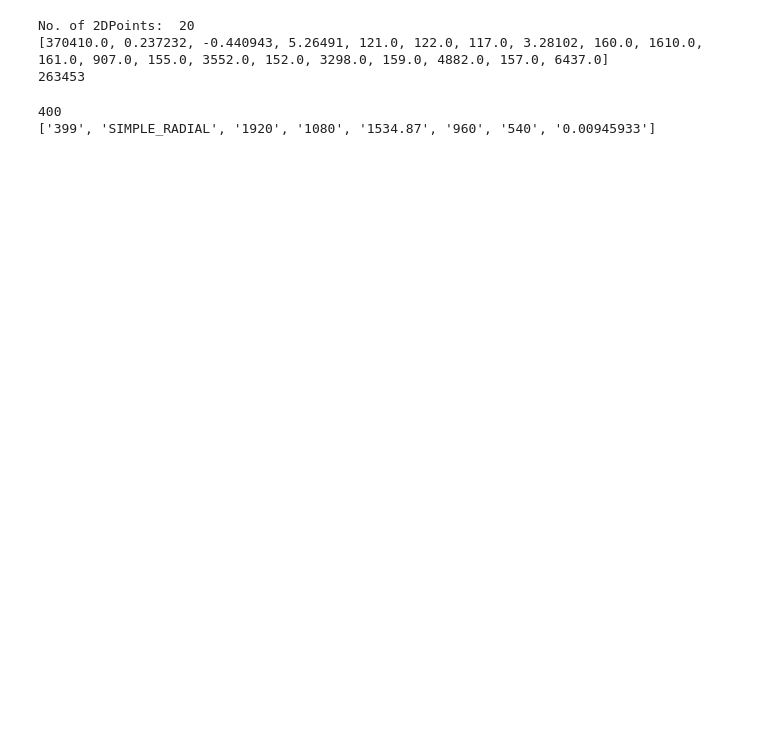
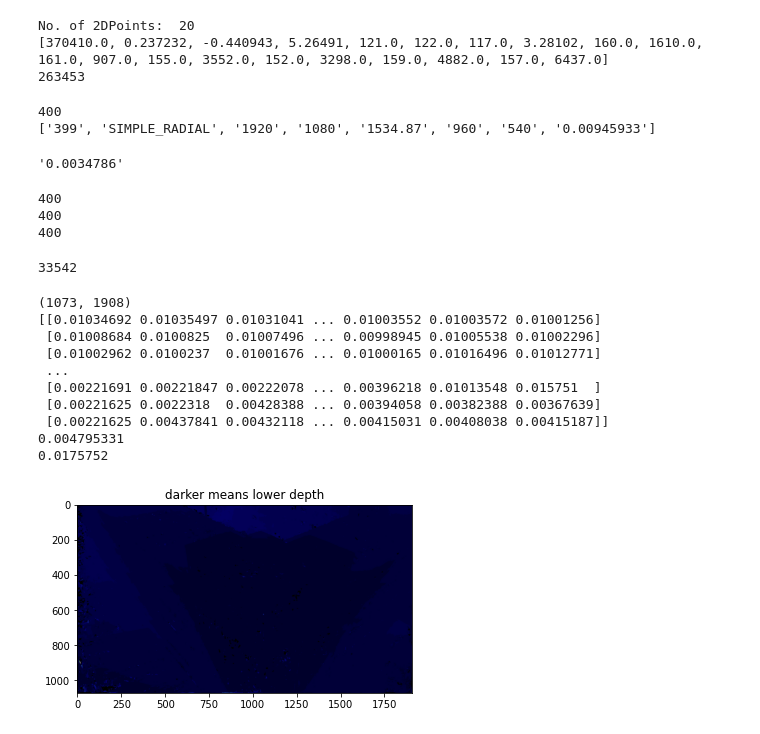
Before and after one commit to Dhruv2012/Drone-based-building-assessment, a Jupyter notebook: colmap_2dto3d_pixelCorrespondences.ipynb, the cells around one changed output. Drawn from its saved outputs; the diff is of its cells as text; code cells hidden in the pictures; blank space fills up the shorter version.

```diff
--- a/colmap_2dto3d_pixelCorrespondences.ipynb
+++ b/colmap_2dto3d_pixelCorrespondences.ipynb
@@ -187,8 +234,8 @@ with open(myfile_cameras, 'r') as fd2:
     reader2 = csv.reader(fd2)
     rowArr2 = []
     camera_ids = []
-    width = 0
-    height = 0
+    width_cam = 0
+    height_cam = 0
     params = [] # f, cx, cy, dist
     for i,line in enumerate(reader2):
 #         rowArr2.append(list(map(float, line[0].split())))
@@ -196,8 +243,8 @@ with open(myfile_cameras, 'r') as fd2:
         camera_ids.append(line[0].split()[0])
         params.append(line[0].split()[4:]) #(IMAGE_ID, POINT2D_IDX)
         if (i == 0):
-            width = line[0].split()[2]
-            height = line[0].split()[3]
+            width_cam = line[0].split()[2]
+            height_cam = line[0].split()[3]
 
 print(len(camera_ids))
 print(rowArr2[1])
@@ -227,8 +274,8 @@ with open(myfile_images, 'r') as fd3:
 #         rowArr3.append(list(map(float, line[0].split())))
 #         print('i',i)
         if (i == 0):
-            width = line[0].split()[2]
-            height = line[0].split()[3]
+            width_img = line[0].split()[2]
+            height_img = line[0].split()[3]
         if(i%2 == 0): # lines 0,2,4 ...
             rowArr3.append(list(line[0].split()))
             image_ids.append(line[0].split()[0])
@@ -244,6 +291,10 @@ with open(myfile_images, 'r') as fd3:
 # print(len(camera_ids_of_images))
 # print(rowArr3[1])
 # print(rowArr3[2])
+# %%
+width_img
+# %% [output]
+'0.0034786'
 # %%
 ## filter un-used keypoints ie remove 2d points with 3d point index -1
 
@@ -281,3 +332,62 @@ for ind_ in range(len(inds_3d_point)):
 print(len(keypoints_x_used))
 print(len(keypoints_y_used))
 print(len(inds_used))
+# %% [output]
+400
+400
+400
+# %%
+print(inds_used[0][0])
+# %% [output]
+33542
+# %%
+###### reading depth maps ########
+# function from colmap repository
+def read_array_depthmap(path):
+    with open(path, "rb") as fid:
+        width, height, channels = np.genfromtxt(fid, delimiter="&", max_rows=1,
+                                                usecols=(0, 1, 2), dtype=int)
+        fid.seek(0)
+        num_delimiter = 0
+        byte = fid.read(1)
+        while True:
+            if byte == b"&":
+                num_delimiter += 1
+                if num_delimiter >= 3:
+                    break
+            byte = fid.read(1)
+        array = np.fromfile(fid, np.float32)
+    array = array.reshape((width, height, channels), order="F")
+    return np.transpose(array, (1, 0, 2)).squeeze()
+
+# depthmap_path = '/home/shivani/Documents/depth_maps/' + '00030.jpg.geometric.bin'
+depthmap_path = '/home/shivani/Documents/depth_maps/' + '00030.jpg.photometric.bin'
+
+depth_arr = read_array_depthmap(depthmap_path)
+print(depth_arr.shape)
+
+max_ind = np.unravel_index(depth_arr.argmax(), depth_arr.shape)
+depth_arr_normalised = depth_arr/depth_arr[max_ind[0],max_ind[1]]
+print(depth_arr_normalised)
+
+from PIL import Image
+from matplotlib import cm
+im_depth = Image.fromarray(np.uint8(cm.gist_earth(depth_arr_normalised)*255))
+# im_depth = Image.fromarray(np.uint8(cm.gist_gray(depth_arr_normalised)*255))
+im_depth.save('depth_arr_img.png')
+plt.imshow(im_depth)
+plt.title('darker means lower depth')
+print(depth_arr_normalised[500][1000])
+print(depth_arr_normalised[100][1100])
+# %% [output]
+(1073, 1908)
+[[0.01034692 0.01035497 0.01031041 ... 0.01003552 0.01003572 0.01001256]
+ [0.01008684 0.0100825  0.01007496 ... 0.00998945 0.01005538 0.01002296]
+ [0.01002962 0.0100237  0.01001676 ... 0.01000165 0.01016496 0.01012771]
+ ...
+ [0.00221691 0.00221847 0.00222078 ... 0.00396218 0.01013548 0.015751  ]
+ [0.00221625 0.0022318  0.00428388 ... 0.00394058 0.00382388 0.00367639]
+ [0.00221625 0.00437841 0.00432118 ... 0.00415031 0.00408038 0.00415187]]
+0.004795331
+0.0175752
+[figure, added]
```
Also changed, not shown: parts of 24 cells of this notebook.
